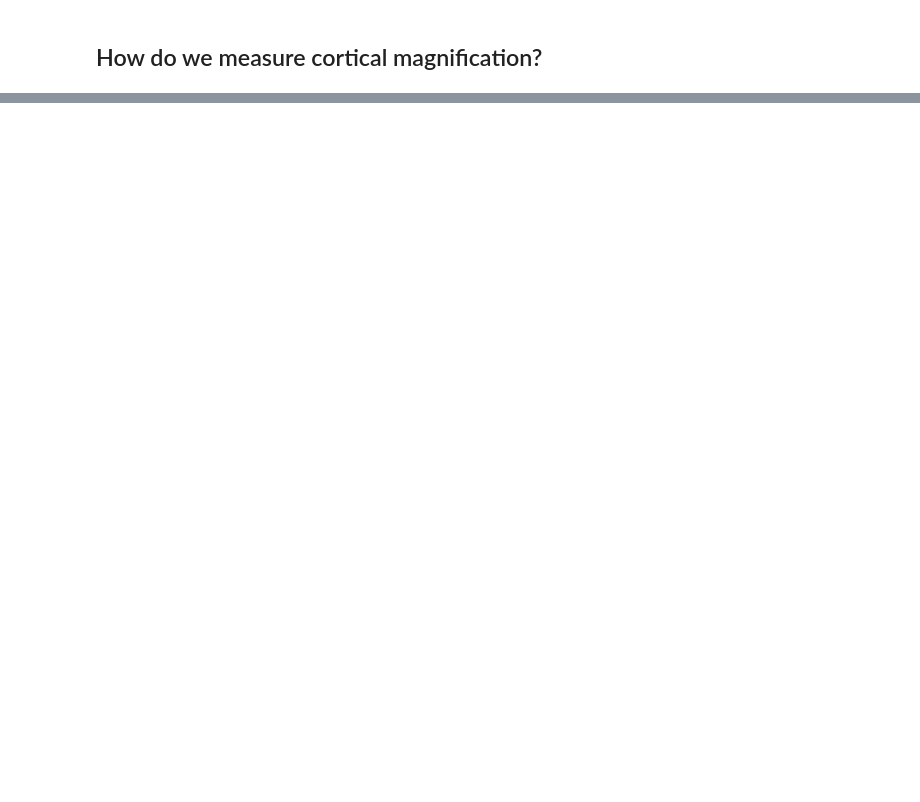
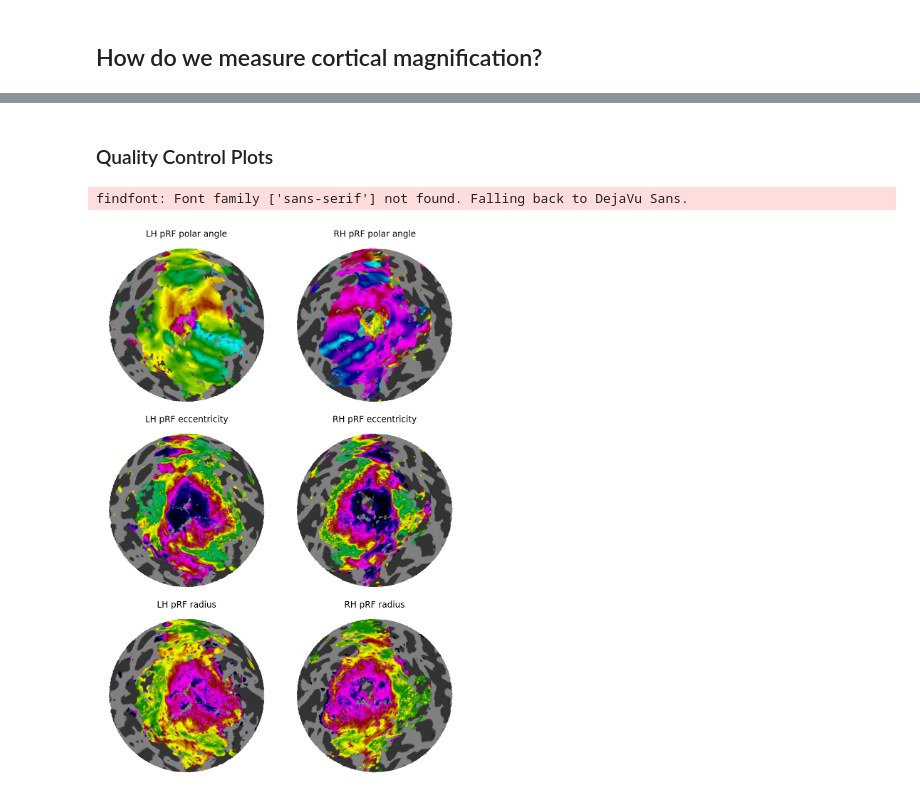
Before and after one commit to noahbenson/cortical-magnification-tutorial, a Jupyter notebook: work/tutorial.ipynb, the cells around one changed output, grey strips where cells are left out. Cells and saved outputs as stored; diff of their text form; code cells hidden in the pictures; blank space fills up the shorter version.

```diff
--- a/work/tutorial.ipynb
+++ b/work/tutorial.ipynb
@@ -157,0 +165,9 @@ prf_props = {'polar_angle':        'angle',
+# %%
+# Setup a subject with the above data included
+if   subject_type == 'freesurfer': sub = ny.freesurfer_subject(subject_path)
+elif subject_type == 'hcp':        sub = ny.hcp_subject(subject_path)
+else: raise ValueError('Unknown subject_type: %s' % (subject_type,))
+
+lh = sub.lh.with_prop(prf_params['lh'])
+rh = sub.rh.with_prop(prf_params['rh'])
+sub = sub.copy(hemis=pimms.assoc(sub.hemis, lh=lh, rh=rh))
@@ -158,2 +190,16 @@ prf_props = {'polar_angle':        'angle',
+# %%
+# Load the inferred prf parameters into a map, using the data in the above cell.
+inf_params = {}
+for hemi in ['lh','rh']:
+    tmp = {}
+    for (prop, fname_tag) in inf_props.items():
+        filename = inf_filename_patt.format(hemi=hemi, prop=fname_tag)
+        tmp['inf_' + prop] = ny.load(os.path.join(inf_path, filename))
+    inf_params[hemi] = tmp
+
+# Put these properties onto the subject.
+lh = sub.lh.with_prop(inf_params['lh'])
+rh = sub.rh.with_prop(inf_params['rh'])
+sub = sub.copy(hemis=pimms.assoc(sub.hemis, lh=lh, rh=rh))
 # %% [markdown]
 ## How do we measure cortical magnification?
@@ -162,0 +214,26 @@ import numpy as np
+# %% [markdown]
+### Quality Control Plots
+# %%
+# The properties we are going to plot:
+props = ['prf_polar_angle', 'prf_eccentricity', 'prf_radius']
+# The mask we will use:
+mask = ('prf_variance_explained', 0.1, np.inf)
+
+# Start by making flatmaps for each hemisphere:
+flatmaps = {h: ny.to_flatmap('occipital_pole', sub.hemis[h])
+            for h in ('lh', 'rh')}
+# %%
+# Next, make the figure:
+rs = len(props)
+(fig,axs) = plt.subplots(rs,2, figsize=(7, 7*rs/2), dpi=144)
+fig.subplots_adjust(0,0,1,1,0.1,0.1)
+for ax in axs.flat: ax.axis('off')
+
+# Plot the properties:
+for (axrow,prop) in zip(axs, props):
+    for (ax,h) in zip(axrow, ['lh','rh']):
+        ny.cortex_plot(flatmaps[h], color=prop, mask=mask, axes=ax)
+        ax.set_title(h.upper() + ' ' + prop.replace('_', ' ').replace('prf', 'pRF'))
+# %% [output]
+findfont: Font family ['sans-serif'] not found. Falling back to DejaVu Sans.
+[figure, added]
```
Also changed, not shown: parts of 15 cells of this notebook.
